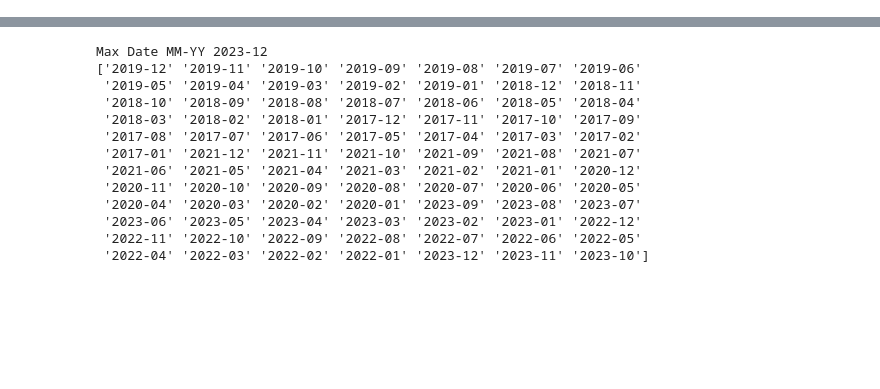
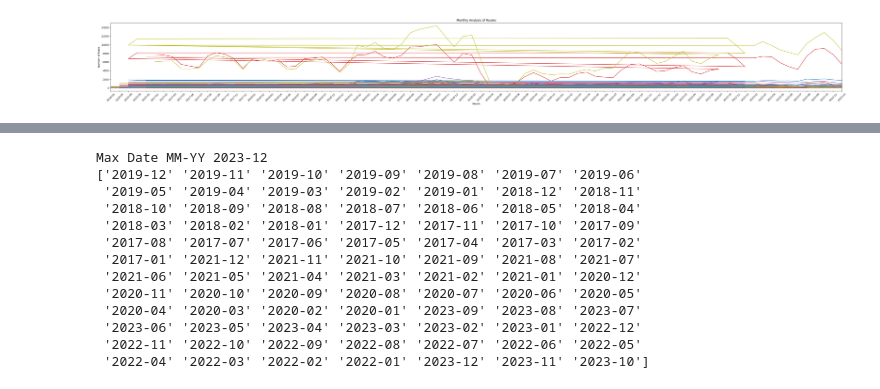
Before and after one commit to SySyAli/vanderbilt_movevu, a Jupyter notebook: testing/testing3.ipynb, the cells around one changed output, grey strips where cells are left out. Drawn from its saved outputs; the diff is of its cells as text; code cells hidden in the pictures; blank space fills up the shorter version.

Commit message:
Merging defunct routes, added loading component and other changes.

```diff
--- a/testing/testing3.ipynb
+++ b/testing/testing3.ipynb
@@ -6,3 +6,6 @@ import numpy as np
 df = pd.read_parquet('../movevu.parquet')
 # %%
 df['RIDE_DATE'] = pd.to_datetime(df['RIDE_DATE'])
+# %%
+df['MONTH_YEAR'] = df['RIDE_DATE'].dt.strftime('%Y-%m')
+df['Hour'] = df['RIDE_DATE'].dt.hour
@@ -8,0 +99,88 @@ df['RIDE_DATE'] = pd.to_datetime(df['RIDE_DATE'])
+# %%
+# plotting monthly route analysis
+print("Monthly Route Analysis")
+monthly_data = df.groupby('MONTH_YEAR').size().reset_index(name='RIDE_COUNT')
+def plot_top_and_all_routes(route_month_counts):
+    # graph all the routes
+    plt.figure(figsize=(10, 5))
+    for route in route_month_counts['ROUTE'].unique():
+        if route in WEGO_ALL_ROUTES:
+            route_data = route_month_counts[route_month_counts['ROUTE'] == route]
+            plt.plot(route_data['MONTH_YEAR'], route_data['COUNT'], label=(str(route) +": " + WEGO_ALL_ROUTES[route]))
+        else:
+            route_data = route_month_counts[route_month_counts['ROUTE'] == route]
+            plt.plot(route_data['MONTH_YEAR'], route_data['COUNT'], label=(str(route) +": " + "Missing Route"))
+
+    plt.xlabel('Month')
+    plt.ylabel('Number of Rides')
+    plt.title('Monthly Analysis of Routes')
+    plt.xticks(rotation=45)  # Rotate x-axis labels for readability
+
+    plt.gca().margins(x=0)
+    plt.gcf().canvas.draw()
+    tl = plt.gca().get_xticklabels()
+    maxsize = max([t.get_window_extent().width for t in tl])
+    m = 0.2 # inch margin
+    s = maxsize/plt.gcf().dpi*(len(monthly_data))+2*m
+    margin = m/plt.gcf().get_size_inches()[0]
+
+    plt.gcf().subplots_adjust(left=margin, right=1.-margin)
+    plt.gcf().set_size_inches(s, plt.gcf().get_size_inches()[1])
+
+    # plt.savefig(__file__+".png")
+    plt.show()
+
+
+    # Top 6 Routes by Total Ridership
+
+    # Calculate the total ridership for each route
+    route_ridership = route_month_counts.groupby('ROUTE')['COUNT'].sum().reset_index(name='RIDERSHIP')
+    # Find the top 6 routes by total ridership
+    top_6_routes = route_ridership.sort_values('RIDERSHIP', ascending=False).head(6)
+    print("Top 6 Routes by Ridership from 2017 to 2023")
+    print(top_6_routes)
+
+    # Make a list of the top 6 routes
+    top_6_routes_list = list(top_6_routes['ROUTE'])
+
+    # Plot the top 6 routes
+    plt.figure(figsize=(10, 5))
+    for route in route_month_counts['ROUTE'].unique():
+        if route in top_6_routes_list:
+            if route in WEGO_ALL_ROUTES:
+                route_data = route_month_counts[route_month_counts['ROUTE'] == route]
+                plt.plot(route_data['MONTH_YEAR'], route_data['COUNT'], label=(str(route) +": " + WEGO_ALL_ROUTES[route]))
+            else:
+                route_data = route_month_counts[route_month_counts['ROUTE'] == route]
+                plt.plot(route_data['MONTH_YEAR'], route_data['COUNT'], label=(str(route) +": " + "Missing Route"))
+
+    plt.xlabel('Month')
+    plt.ylabel('Number of Rides')
+    plt.title('Monthly Analysis of Routes')
+    plt.xticks(rotation=45)  # Rotate x-axis labels for readability
+
+    plt.gca().margins(x=0)
+    plt.gcf().canvas.draw()
+    tl = plt.gca().get_xticklabels()
+    maxsize = max([t.get_window_extent().width for t in tl])
+    m = 0.2 # inch margin
+    s = maxsize/plt.gcf().dpi*(len(monthly_data))+2*m
+    margin = m/plt.gcf().get_size_inches()[0]
+
+    plt.gcf().subplots_adjust(left=margin, right=1.-margin)
+    plt.gcf().set_size_inches(s, plt.gcf().get_size_inches()[1])
+
+    # plt.savefig(__file__+".png")
+    plt.show()
+
+
+# - All VU Ridership by Routes, including changes over time
+print("All VU Ridership by Routes, including changes from 2017 to 2023")
+
+# Calculate the total ridership for each route per month - Using MONTH and RIDE_DATE FROM ABOVE
+total_route_month_count = df.groupby(['ROUTE', 'MONTH_YEAR']).size().reset_index(name='COUNT')
+total_route_month_count['ROUTE'] = total_route_month_count['ROUTE'].replace(["3", "5"], "3")
+total_route_month_count['ROUTE'] = total_route_month_count['ROUTE'].replace(["25", "75"], "75")
+total_route_month_count = total_route_month_count.groupby(['ROUTE', 'MONTH_YEAR'])['COUNT'].sum().reset_index()
+plot_top_and_all_routes(total_route_month_count)
+# %% [output]
@@ -8,0 +189 @@ df['RIDE_DATE'] = pd.to_datetime(df['RIDE_DATE'])
+[figure, added]
```
Also changed, not shown: parts of 8 cells of this notebook, 2 other files.
